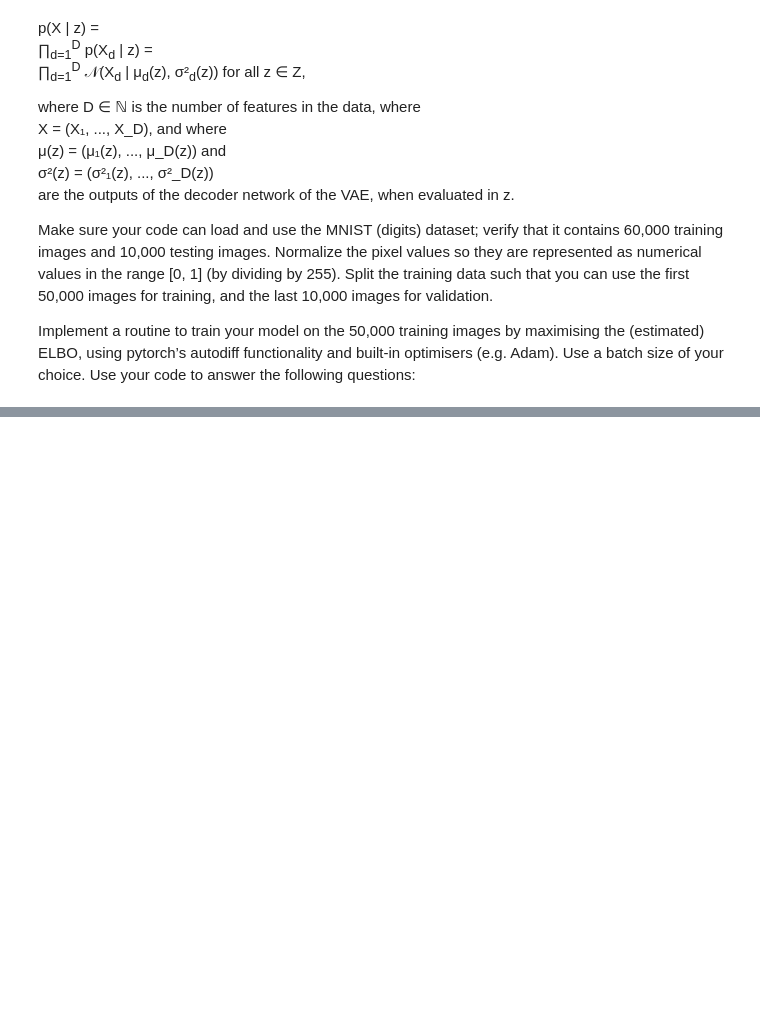
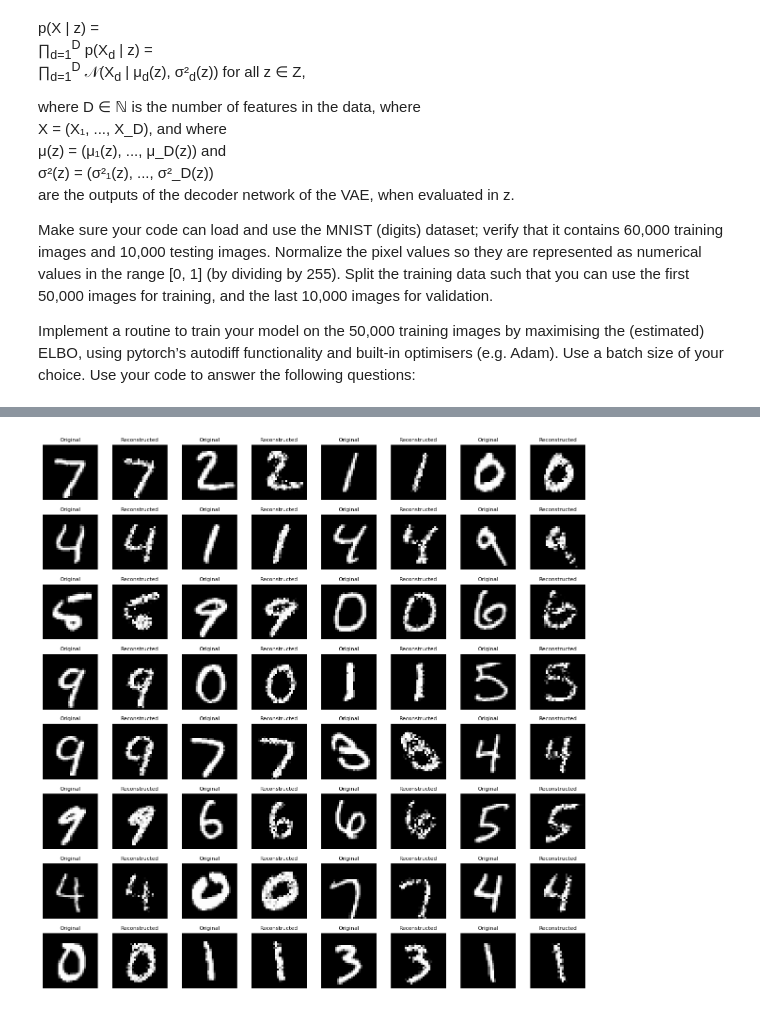
Before and after one commit to JasperWi/GenAIAssignment2-3, a Jupyter notebook: vae.ipynb, the cells around one changed output, grey strips where cells are left out. Drawn from its saved outputs; the diff is of its cells as text; code cells hidden in the pictures; blank space fills up the shorter version.

```diff
--- a/vae.ipynb
+++ b/vae.ipynb
@@ -267,0 +322,14 @@ plt.show()
+# %%
+def beta_log_likelihood(x, alpha, beta, eps=1e-6):
+    x = torch.clamp(x, eps, 1 - eps)  # ensure numerical stability
+    term1 = torch.lgamma(alpha + beta) - torch.lgamma(alpha) - torch.lgamma(beta)
+    term2 = (alpha - 1) * torch.log(x)
+    term3 = (beta - 1) * torch.log(1 - x)
+    return term1 + term2 + term3  # log p(x|z) per pixel
+
+def loss_function_beta(alpha, beta, x, mu, logvar):
+    log_px_z = beta_log_likelihood(x, alpha, beta)
+    log_px_z = log_px_z.sum()  # sum over all pixels and batch
+
+    KLD = -0.5 * torch.sum(1 + logvar - mu.pow(2) - logvar.exp())
+    return -log_px_z + KLD, -log_px_z, KLD
@@ -267,0 +462,31 @@ plt.show()
+# %%
+# Load the Beta-VAE model
+model_beta = ConvVAE_Beta(latent_dim=20).to(device)
+model_beta.load_state_dict(torch.load('conv_vae_beta.pth'))
+
+# Reconstructions from test data
+model_beta.eval()
+with torch.no_grad():
+    test_batch = next(iter(dl_test))[0][:32].to(device)
+
+    alpha_out, beta_out, _, _ = model_beta(test_batch)
+    reconstructions = torch.distributions.Beta(alpha_out, beta_out).sample()
+    reconstructions = torch.clamp(reconstructions, 0, 1)
+
+    # Interleave original and reconstructed
+    grid_images = []
+    for i in range(32):
+        grid_images.append(test_batch[i].cpu())
+        grid_images.append(reconstructions[i].cpu())
+
+    # Plot 8x8 grid
+    fig, axes = plt.subplots(8, 8, figsize=(12, 12))
+    for i, ax in enumerate(axes.flat):
+        ax.imshow(grid_images[i].squeeze().numpy(), cmap='gray')
+        ax.axis('off')
+        ax.set_title("Original" if i % 2 == 0 else "Reconstructed", fontsize=8)
+    plt.tight_layout()
+    plt.savefig('reconstructions_beta.png', dpi=150)
+    plt.show()
+# %% [output]
+[figure, added]
```
Also changed, not shown: parts of 13 cells of this notebook, 6 other files.
